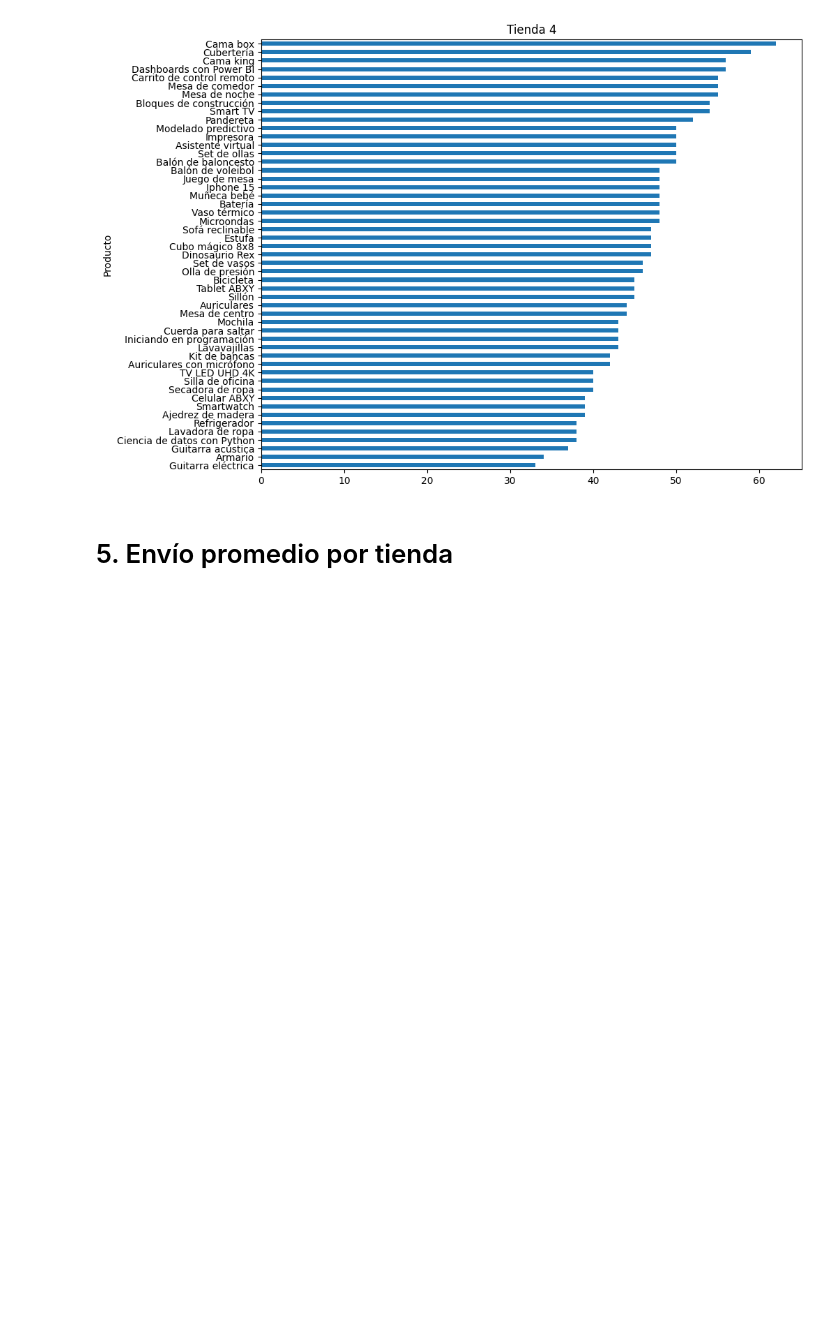
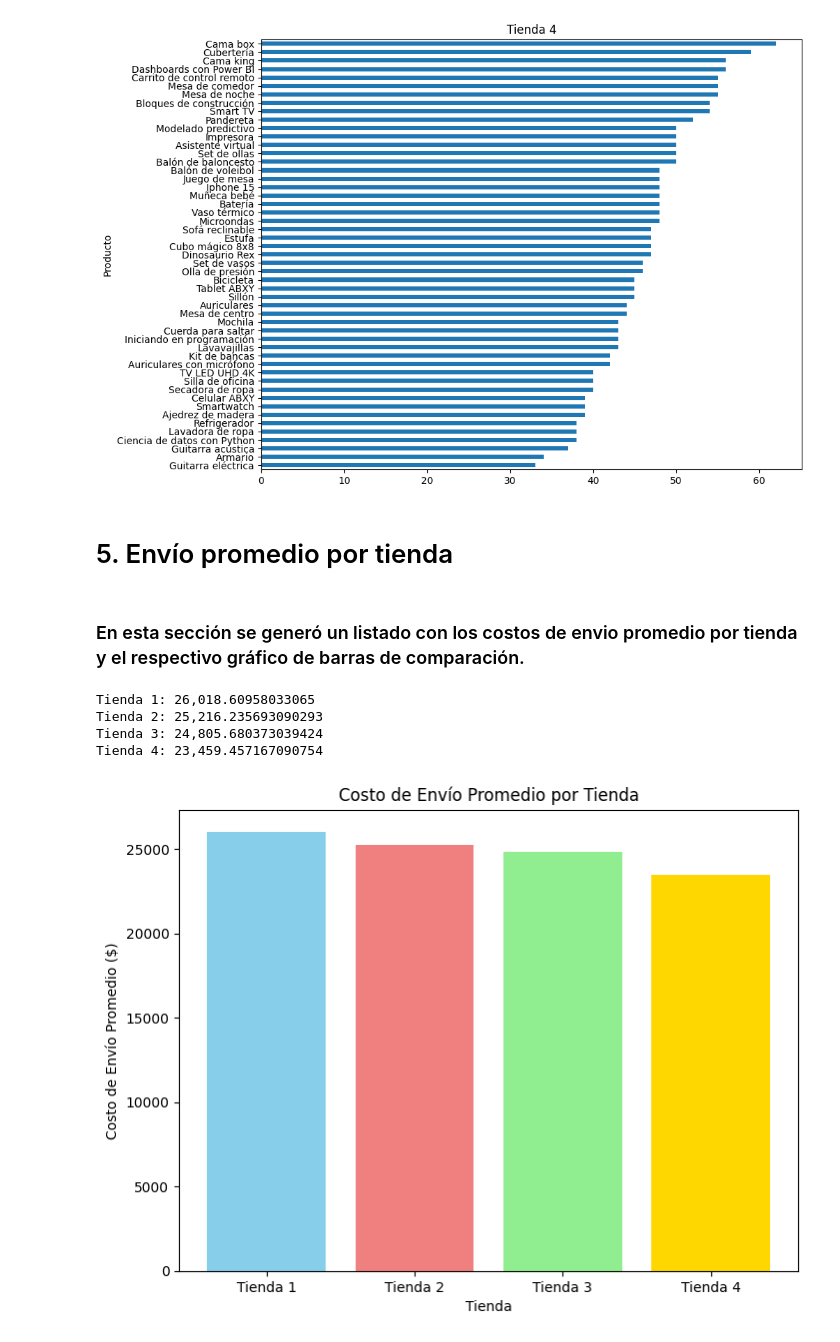
Before and after one commit to Aldo-CL/Challenge-Alura-Store-Aldo-Gonzalez, a Jupyter notebook: AluraStoreLatam.ipynb, the cells around one changed output. Drawn from its saved outputs; the diff is of its cells as text; code cells hidden in the pictures; blank space fills up the shorter version.

```diff
--- a/AluraStoreLatam.ipynb
+++ b/AluraStoreLatam.ipynb
@@ -265,3 +273,24 @@ Name: count, dtype: int64
 [figure]
 # %% [markdown]
 # 5. Envío promedio por tienda
+# %% [markdown]
+### En esta sección se generó un listado con los costos de envio promedio por tienda y el respectivo gráfico de barras de comparación.
+# %%
+envios_promedio = []
+for t in ts:
+    print(f"Tienda {t[0]}: {(envio_promedio := t[1]['Costo de envío'].mean()):,}")
+    envios_promedio.append(envio_promedio)
+
+plt.figure(figsize=(8, 6))
+colors = ['skyblue', 'lightcoral', 'lightgreen', 'gold']
+plt.bar(tiendas, envios_promedio, color=colors)
+plt.title('Costo de Envío Promedio por Tienda')
+plt.xlabel('Tienda')
+plt.ylabel('Costo de Envío Promedio ($)')
+plt.show()
+# %% [output]
+Tienda 1: 26,018.60958033065
+Tienda 2: 25,216.235693090293
+Tienda 3: 24,805.680373039424
+Tienda 4: 23,459.457167090754
+[figure, added]
```
Also changed, not shown: parts of 6 cells of this notebook.
